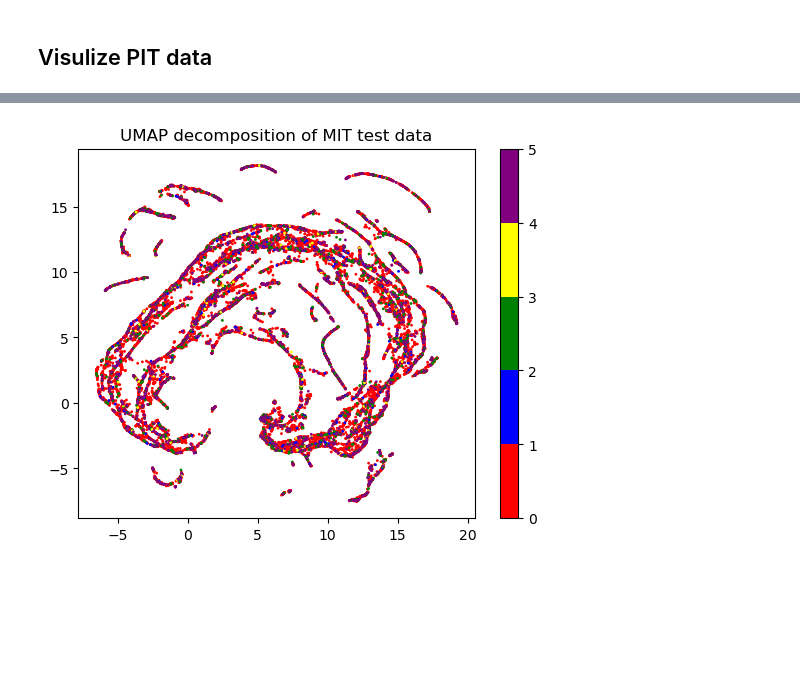
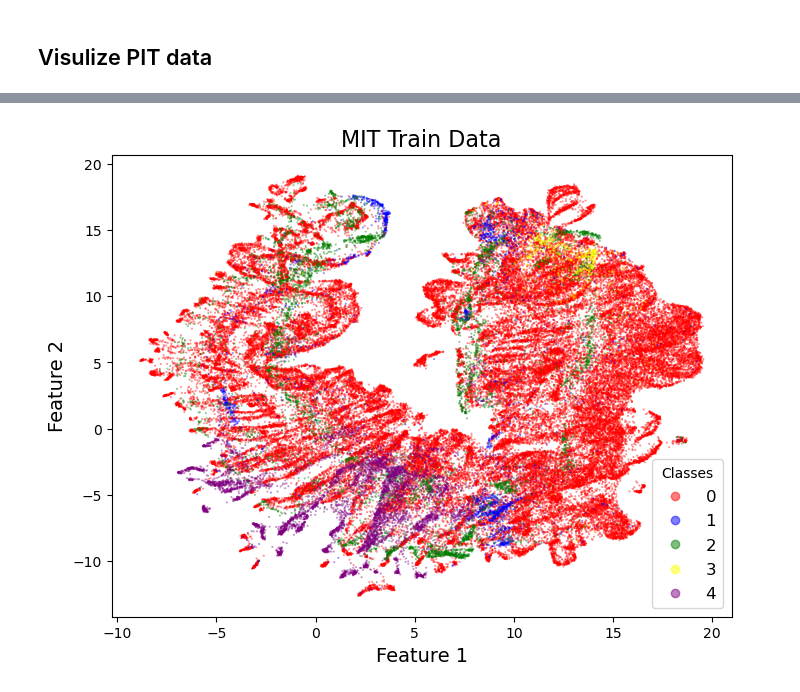
Before and after one commit to jak-ket/ml-for-healthcare, a Jupyter notebook: time_series/visualize_encoder.ipynb, the cells around one changed output, grey strips where cells are left out. Cells and saved outputs as stored; diff of their text form; code cells hidden in the pictures; blank space fills up the shorter version.

```diff
--- a/time_series/visualize_encoder.ipynb
+++ b/time_series/visualize_encoder.ipynb
@@ -57,8 +58,8 @@ np.save('data/ptb_test_embeddings.npy', test_embeddings)
 ## load embeddings
 # %%
 # load mit data
-mit_train_embedding = np.load('data/encoding_train.npy')
-mit_test_embedding = np.load('data/encoding_test.npy')
+mit_train_embedding = np.load('data/encoding_train_mit.npy')
+mit_test_embedding = np.load('data/encoding_test_mit.npy')
 # %%
 # load pit data
 ptb_train_embedding = np.load('data/ptb_train_embeddings.npy')
@@ -73,7 +74,7 @@ ptb_test_labels = pd.read_csv('data/ptbdb_test.csv', header=None).iloc[:, -1].va
 ## Visulize PIT data
 # %%
 # plot umap decomposition for ptb data for train and test
-reducer = umap.UMAP()
+reducer = umap.UMAP(random_state=42, n_neighbors=35, min_dist=.5)
 
 mit_train_reduced = reducer.fit_transform(mit_train_embedding)
-mit_test_reduced = reducer.fit_transform(mit_test_embedding)
+mit_test_reduced = reducer.transform(mit_test_embedding)
@@ -98,8 +81,13 @@ plt.show()
-# %%
-# plot mit test data
-plt.scatter(mit_test_reduced[:, 0], mit_test_reduced[:, 1], c=mit_test_labels, cmap=cmap, norm=norm, s=1)
-plt.colorbar(ticks=bounds)
-plt.title('UMAP decomposition of MIT test data')
-plt.show()
-# %% [output]
-[figure, removed]
+# %%
+cmap = ListedColormap(['red', 'blue', 'green', 'yellow', 'purple'])
+
+fig, ax = plt.subplots(figsize=(8, 6))
+sc = ax.scatter(mit_train_reduced[:, 0], mit_train_reduced[:, 1], c=mit_train_labels, cmap=cmap, s=.2, alpha=0.5)
+ax.set_title('MIT Train Data', fontsize=16)
+ax.set_xlabel('Feature 1', fontsize=14)
+ax.set_ylabel('Feature 2', fontsize=14)
+handles, labels = sc.legend_elements()
+ax.legend(handles, labels, title="Classes", fontsize=12)
+plt.show()
+# %% [output]
+[figure, added]
```
Also changed, not shown: parts of 9 cells of this notebook, 4 other files.
